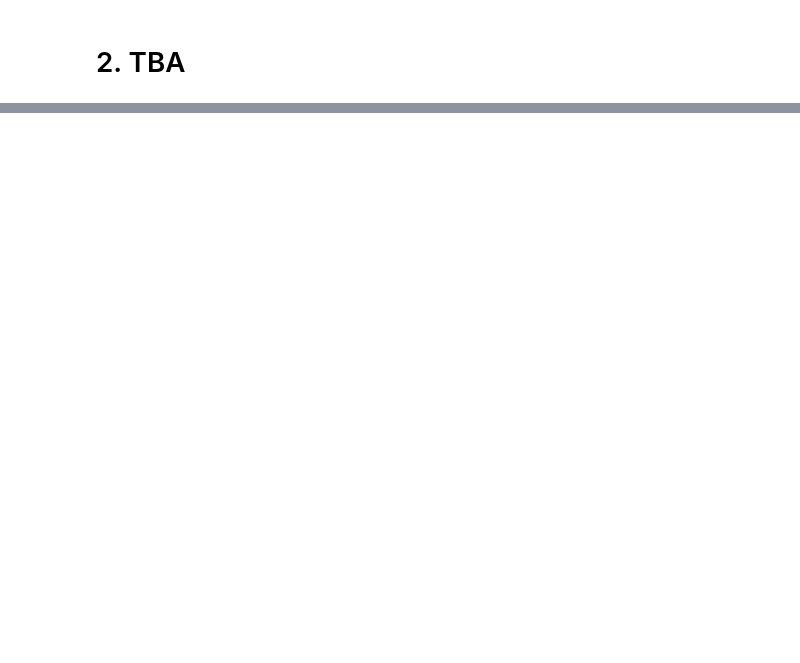
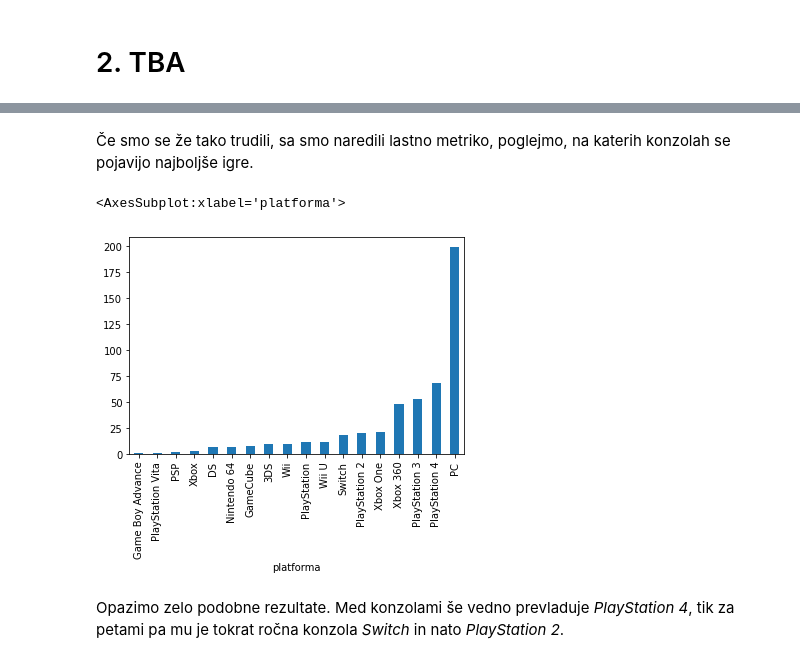
Before and after one commit to benoucakar/Najboljse-videoigre-vseh-casov, a Jupyter notebook: Najboljse_videoigre_vseh_casov.ipynb, the cells around one changed output, grey strips where cells are left out. Drawn from its saved outputs; the diff is of its cells as text; code cells hidden in the pictures; blank space fills up the shorter version.

```diff
--- a/Najboljse_videoigre_vseh_casov.ipynb
+++ b/Najboljse_videoigre_vseh_casov.ipynb
@@ -228,0 +370,11 @@ igre[(igre["naslov"].apply(fun)) & (igre["platforma"] == "PC")].sort_values("let
+# %% [markdown]
+Če smo se že tako trudili, sa smo naredili lastno metriko, poglejmo, na katerih konzolah se pojavijo najboljše igre.
+# %%
+najboljse_igre = igre.head(500)
+st_iger_na_platformo_najboljse = najboljse_igre.groupby("platforma").size().sort_values()
+st_iger_na_platformo_najboljse.plot.bar()
+# %% [output]
+<AxesSubplot:xlabel='platforma'>
+[figure, added]
+# %% [markdown]
+Opazimo zelo podobne rezultate. Med konzolami še vedno prevladuje *PlayStation 4*, tik za petami pa mu je tokrat ročna konzola *Switch* in nato *PlayStation 2*.
```
Also changed, not shown: parts of 56 cells of this notebook.
